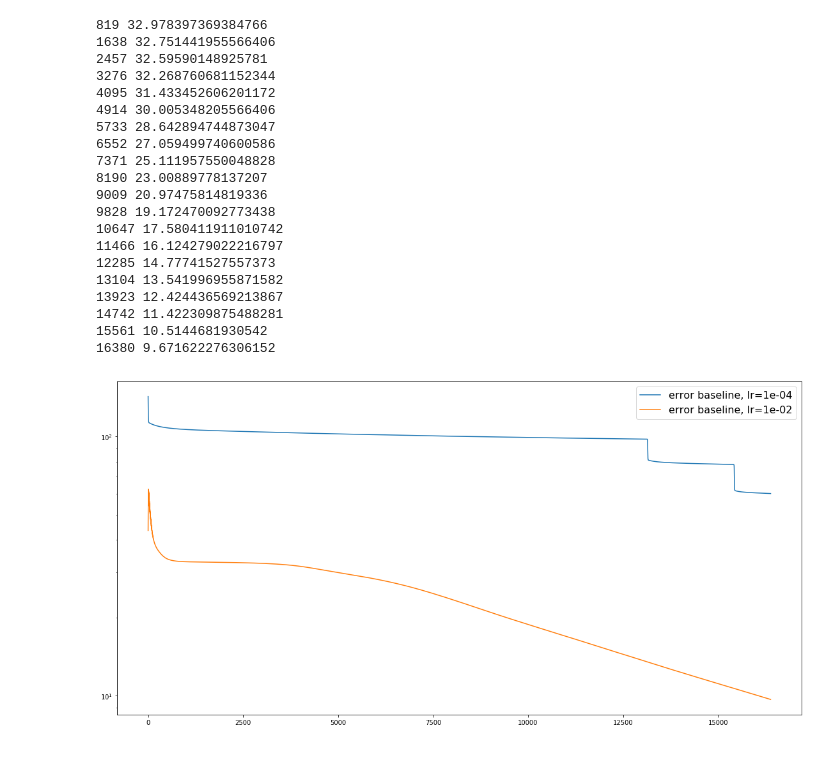
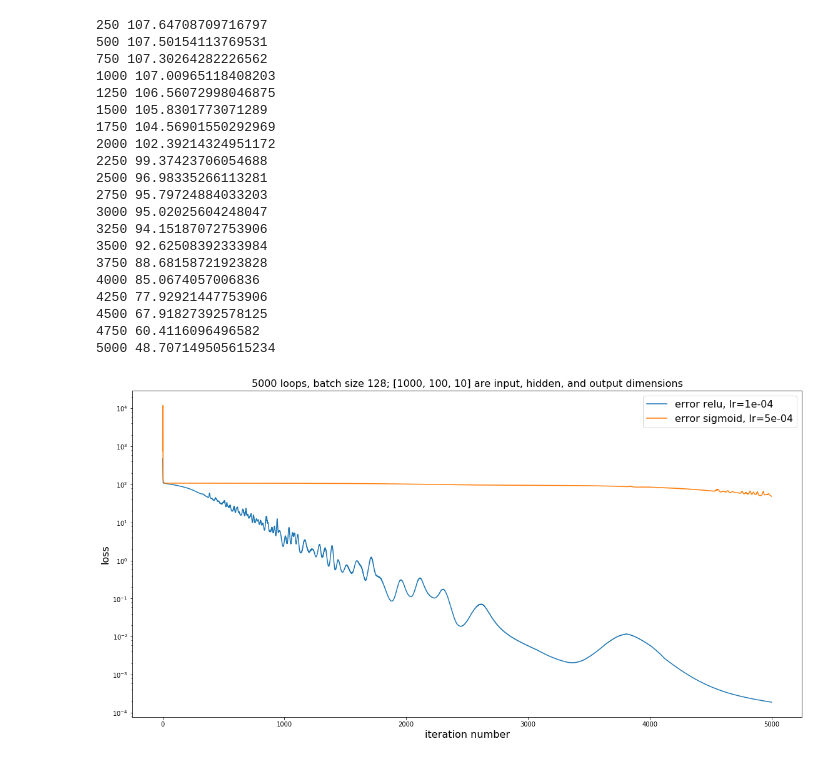
Before and after one commit to davbzn/pann, a Jupyter notebook: code/Jupyter/PyTorch/Network_Playground.ipynb, the cells around one changed output. Cells and saved outputs as stored; diff of their text form; code cells hidden in the pictures.

```diff
--- a/code/Jupyter/PyTorch/Network_Playground.ipynb
+++ b/code/Jupyter/PyTorch/Network_Playground.ipynb
@@ -128,7 +149,8 @@ class BaseSigmoid(torch.nn.Module):
         """
         super(BaseSigmoid, self).__init__()
         self.linear1 = torch.nn.Linear(D_in, H)
-        self.linear2 = torch.nn.Linear(H, D_out)
+        self.linear2 = torch.nn.Linear(H, H)
+        self.linearOut = torch.nn.Linear(H, D_out)
 
     def forward(self, x):
         """
@@ -139,19 +161,21 @@ class BaseSigmoid(torch.nn.Module):
         # sum (linear1) and then sigmoid (F.sigmoid)
         h1     = F.sigmoid(self.linear1(x))
         # sum (linear2) and then sigmoid (F.sigmoid)
-        y_pred = F.sigmoid(self.linear2(h1))
+        h2     = F.sigmoid(self.linear2(h1))
+        # sum (out) and the output
+        y_pred = self.linearOut(h2)
         return y_pred # output = y_pred(icted)
 
 # Construct our model by instantiating the class defined above
 sigmodel = BaseSigmoid(D_in, H, D_out)
 
 # initialize dictionary item
-err[1] = (sigm_lr,[])
+err[1] = ('sigmoid',sigm_lr,[])
 
 # The nn package also contains definitions of popular loss functions; in this
 # case we will use Mean Squared Error (MSE) as our loss function.
 criterion = torch.nn.MSELoss(size_average=False)
-optimizer = torch.optim.SGD(sigmodel.parameters(), lr=err[1][0])
+optimizer = torch.optim.SGD(sigmodel.parameters(), lr=err[1][1])
 
 for t in range(loops):
     # Forward pass: Compute predicted y by passing x to the model
@@ -159,7 +183,7 @@ for t in range(loops):
 
     # Compute and print loss
     loss = criterion(y_pred, y)
-    err[1][1].append(loss.data[0])
+    err[1][2].append(loss.data[0])
     if (t+1)%(loops//20) == 0:
         print(t+1, loss.data[0])
 
@@ -167,46 +191,33 @@ for t in range(loops):
     optimizer.zero_grad()
     loss.backward()
     optimizer.step()
+
+del criterion, optimizer
 # %% [output]
-819 32.978397369384766
-1638 32.751441955566406
-2457 32.59590148925781
-3276 32.268760681152344
-4095 31.433452606201172
-4914 30.005348205566406
-5733 28.642894744873047
-6552 27.059499740600586
-7371 25.111957550048828
-8190 23.00889778137207
-9009 20.97475814819336
-9828 19.172470092773438
-10647 17.580411911010742
-11466 16.124279022216797
-12285 14.77741527557373
-13104 13.541996955871582
-13923 12.424436569213867
-14742 11.422309875488281
-15561 10.5144681930542
-16380 9.671622276306152
+250 107.64708709716797
+500 107.50154113769531
+750 107.30264282226562
+1000 107.00965118408203
+1250 106.56072998046875
+1500 105.8301773071289
+1750 104.56901550292969
+2000 102.39214324951172
+2250 99.37423706054688
+2500 96.98335266113281
+2750 95.79724884033203
+3000 95.02025604248047
+3250 94.15187072753906
+3500 92.62508392333984
+3750 88.68158721923828
+4000 85.0674057006836
+4250 77.92921447753906
+4500 67.91827392578125
+4750 60.4116096496582
+5000 48.707149505615234
-# %%
-fig = plt.figure(figsize=(3*6.4, 2*4.8)) # default = 6.4, 4.8
-ax1 = fig.add_subplot(111)
-
-if logy:
-    for ii, ee in err.items():
-        ax1.semilogy(ee[1][:], label='error baseline, lr=%1.0e'%ee[0])
-else:
-    for ii, ee in err.items():
-        ax1.plot(ee[1][:], label='error baseline, lr=%1.0e'%ee[0])
-
-#ax1.set_xlabel('', fontsize = 16)
-#ax1.set_ylabel('', fontsize = 16)
-legend = ax1.legend(loc='best', fontsize=16)
-
-plt.show()
-plt.close()
-# %% [output]
-[figure, removed]
+# %%
+show_graph(show_type)
+# %% [output]
+[figure, added]
 # %%
 class BestSigmoid(torch.nn.Module):
     def __init__(self, D_in, H, D_out):
```
Also changed, not shown: parts of 12 cells of this notebook.
